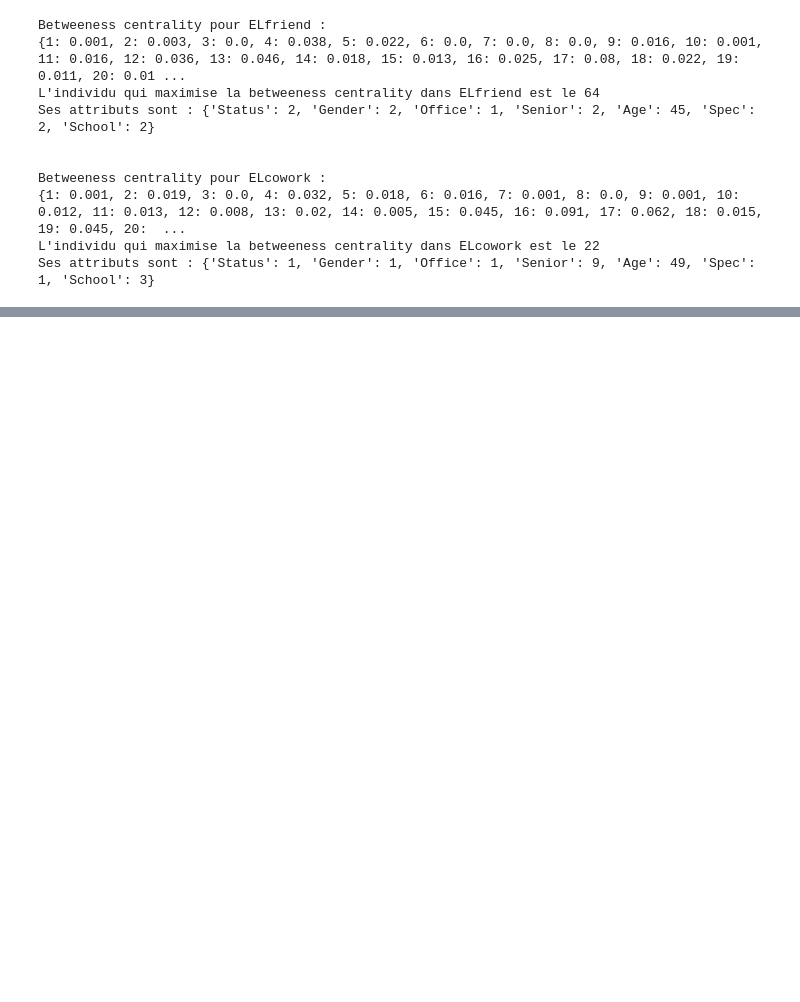
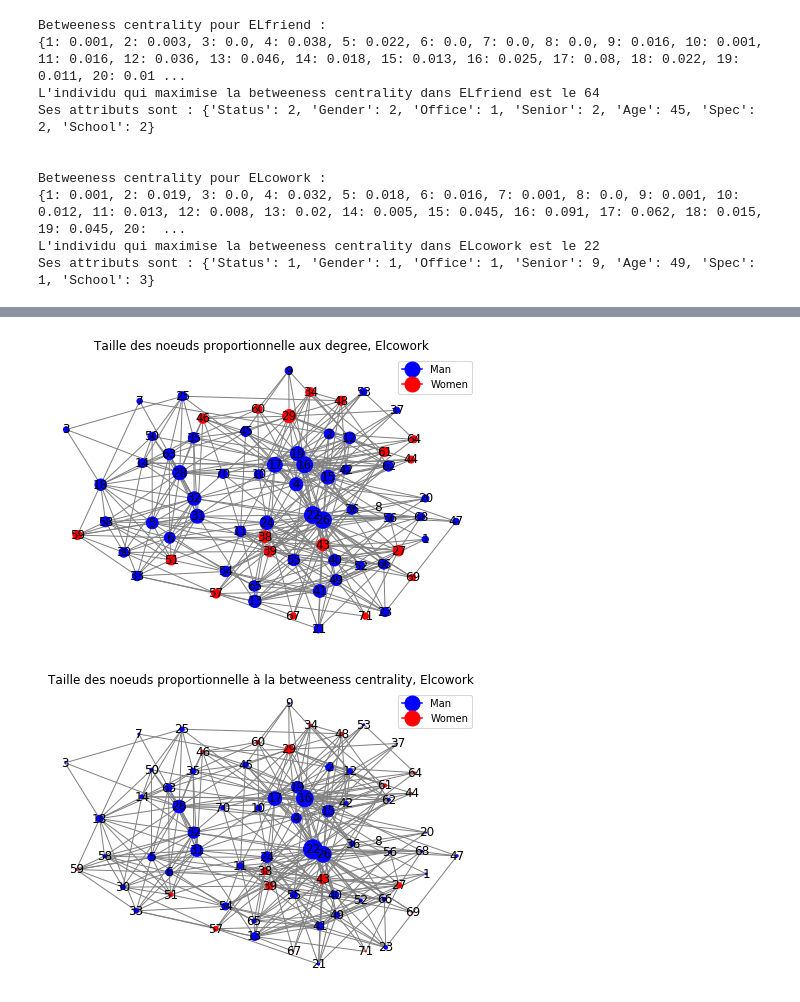
Before and after one commit to ARKEnsae/DM_Analyse_Reseaux, a Jupyter notebook: CC2/CC2_AQLT.ipynb, the cells around one changed output, grey strips where cells are left out. Cells and saved outputs as stored; diff of their text form; code cells hidden in the pictures; blank space fills up the shorter version.

```diff
--- a/CC2/CC2_AQLT.ipynb
+++ b/CC2/CC2_AQLT.ipynb
@@ -455,0 +413,5 @@ plt.show()
+# %%
+graphique(ELcowork,nomTable="Elcowork", pos = nx.kamada_kawai_layout(ELcowork))
+# %% [output]
+[figure, added]
+[figure, added]
```
Also changed, not shown: parts of 20 cells of this notebook.
